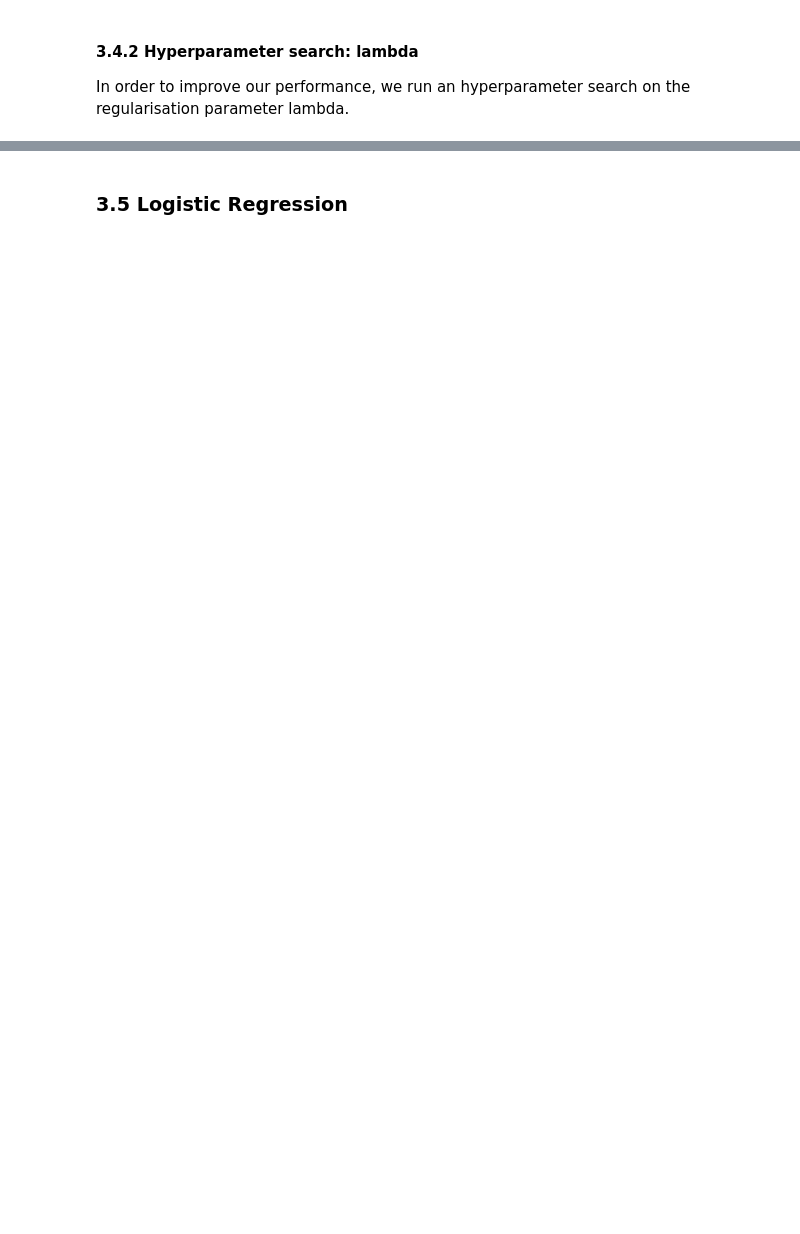
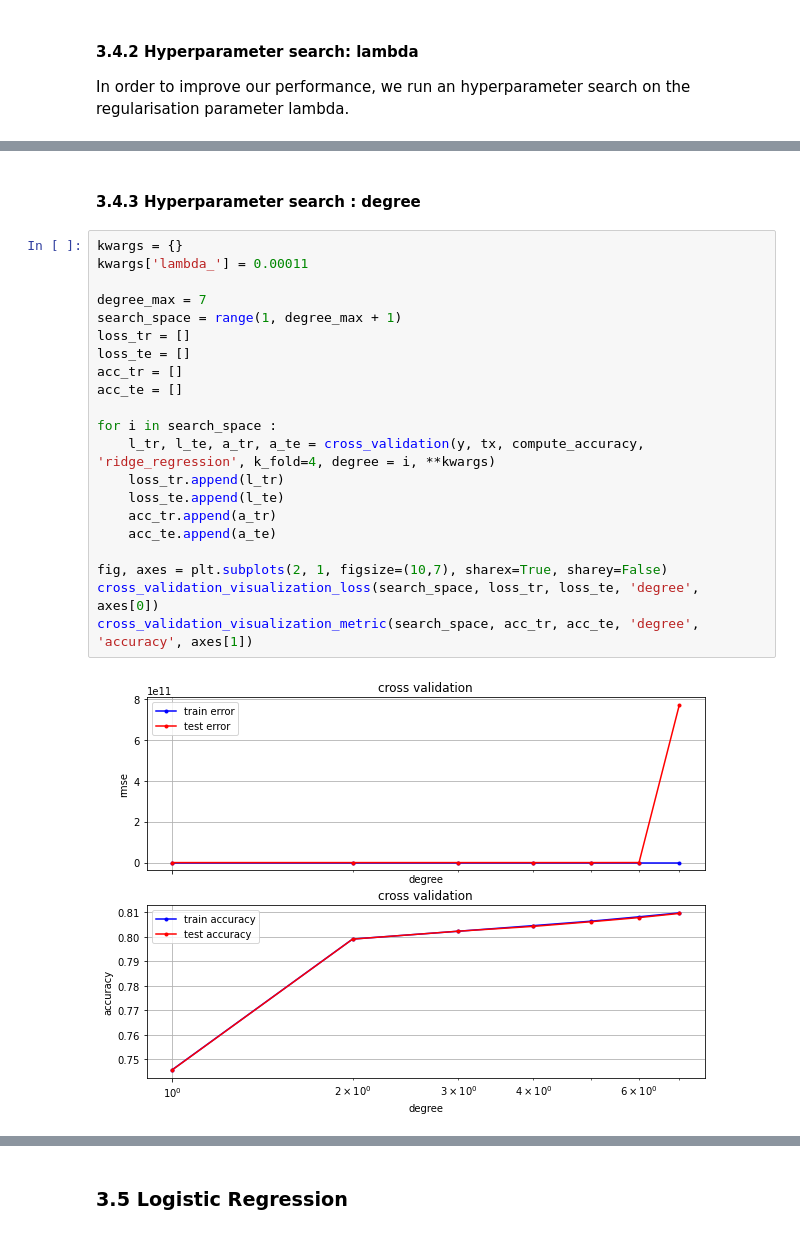
Before and after one commit to Noyt/ML2020_PR1, a Jupyter notebook: project1.ipynb, the cells around one changed output, grey strips where cells are left out. Cells and saved outputs as stored; diff of their text form; blank space fills up the shorter version.

```diff
--- a/project1.ipynb
+++ b/project1.ipynb
@@ -179,0 +134,25 @@ best_lambda # TODO il essaie clairement de mettre lambda à 0
+# %% [markdown]
+#### 3.4.3 Hyperparameter search : degree
+# %%
+kwargs = {}
+kwargs['lambda_'] = 0.00011
+
+degree_max = 7
+search_space = range(1, degree_max + 1)
+loss_tr = []
+loss_te = []
+acc_tr = []
+acc_te = []
+
+for i in search_space :
+    l_tr, l_te, a_tr, a_te = cross_validation(y, tx, compute_accuracy, 'ridge_regression', k_fold=4, degree = i, **kwargs)
+    loss_tr.append(l_tr)
+    loss_te.append(l_te)
+    acc_tr.append(a_tr)
+    acc_te.append(a_te)
+
+fig, axes = plt.subplots(2, 1, figsize=(10,7), sharex=True, sharey=False)
+cross_validation_visualization_loss(search_space, loss_tr, loss_te, 'degree', axes[0])
+cross_validation_visualization_metric(search_space, acc_tr, acc_te, 'degree', 'accuracy', axes[1])
+# %% [output]
+[figure, added]
```
Also changed, not shown: parts of 25 cells of this notebook, 4 other files.
